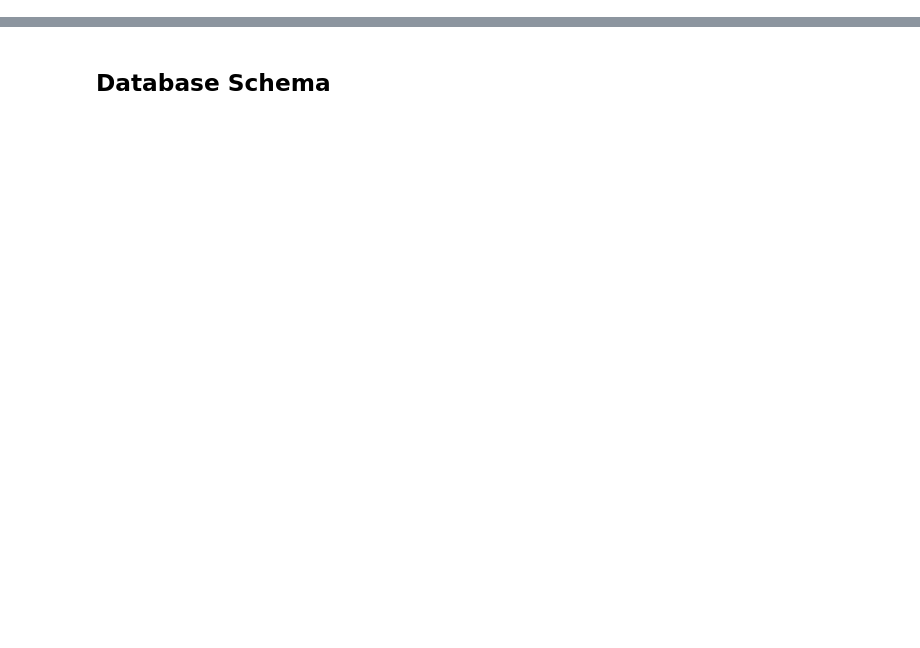
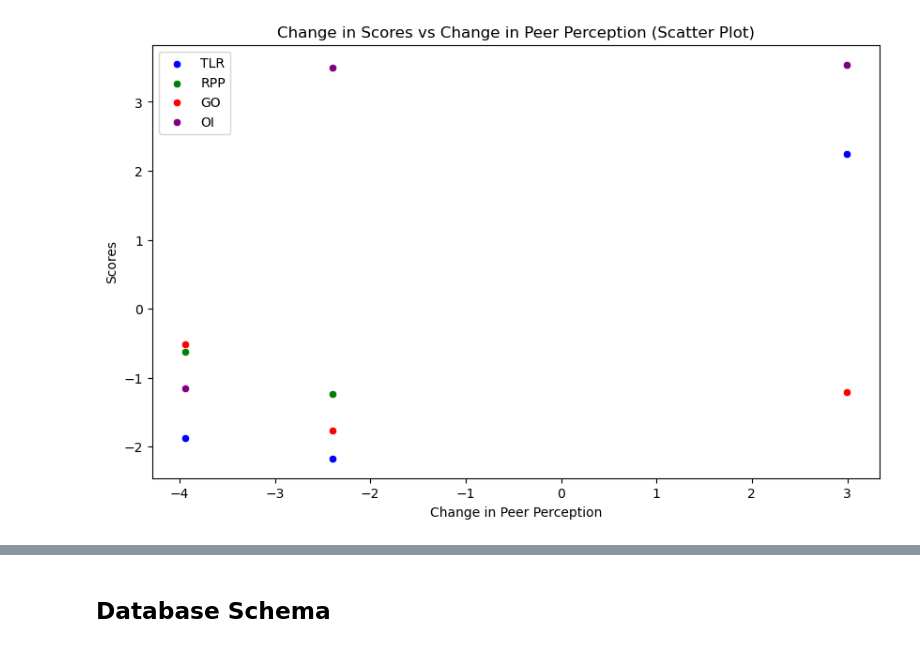
Before and after one commit to Xilandia/NIRF-Rankings, a Jupyter notebook: Dataset Workspace.ipynb, the cells around one changed output, grey strips where cells are left out. Cells and saved outputs as stored; diff of their text form; code cells hidden in the pictures; blank space fills up the shorter version.

```diff
--- a/Dataset Workspace.ipynb
+++ b/Dataset Workspace.ipynb
@@ -56,0 +201,7 @@ plt.show()
+# %%
+result_set = session.execute("""
+    SELECT * FROM nirf_score_change_by_prior_perception WHERE rounded_prior_perception=30;
+""")
+df = pd.DataFrame(list(result_set))
+df = df.round(2)
+df
@@ -56,0 +213,20 @@ plt.show()
+# %%
+import matplotlib.pyplot as plt
+import seaborn as sns
+
+# Assuming df is your DataFrame
+plt.figure(figsize=(10, 6))
+
+# Plotting each score in a different color
+sns.scatterplot(data=df, x='change_in_peer_perception', y='change_in_teaching_learning_and_resources', color='blue', label='TLR')
+sns.scatterplot(data=df, x='change_in_peer_perception', y='change_in_research_and_professional_practice', color='green', label='RPP')
+sns.scatterplot(data=df, x='change_in_peer_perception', y='change_in_graduation_outcomes', color='red', label='GO')
+sns.scatterplot(data=df, x='change_in_peer_perception', y='change_in_outreach_and_inclusivity', color='purple', label='OI')
+
+plt.title('Change in Scores vs Change in Peer Perception (Scatter Plot)')
+plt.xlabel('Change in Peer Perception')
+plt.ylabel('Scores')
+plt.legend()
+plt.show()
+# %% [output]
+[figure, added]
```
Also changed, not shown: parts of 20 cells of this notebook.
